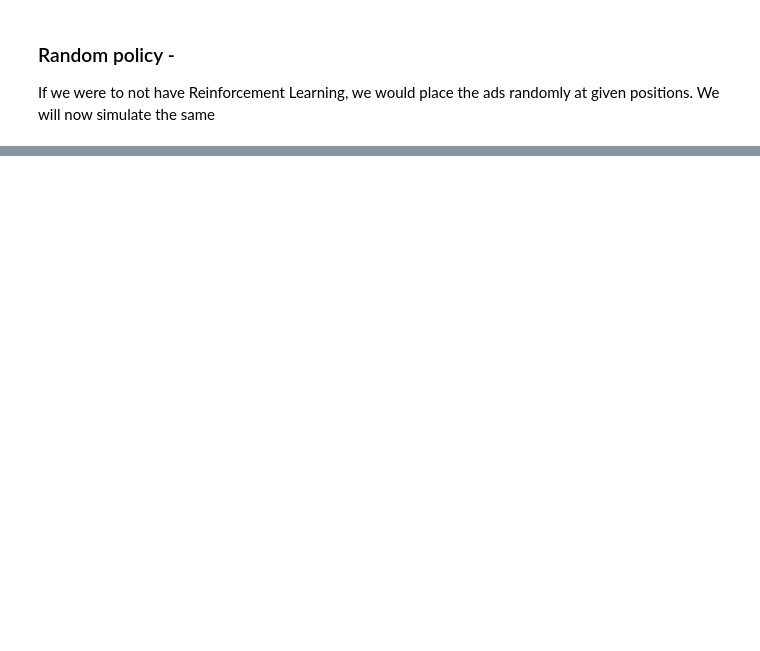
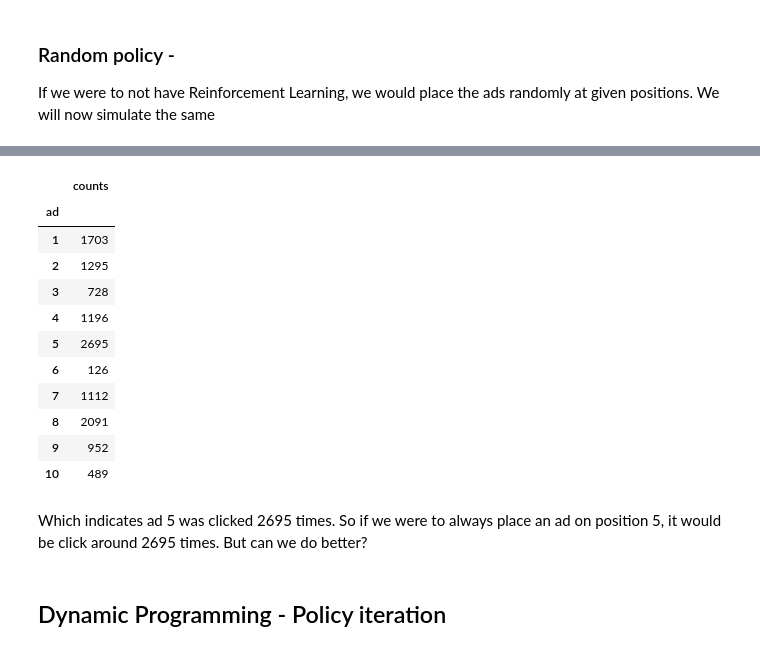
Before and after one commit to shmanth/Ad_Placement_Optimization_Using_Reinforcement_learning, a Jupyter notebook: Ad_Placement_Optimization_RL.ipynb, the cells around one changed output, grey strips where cells are left out. Cells and saved outputs as stored; diff of their text form; code cells hidden in the pictures; blank space fills up the shorter version.

```diff
--- a/Ad_Placement_Optimization_RL.ipynb
+++ b/Ad_Placement_Optimization_RL.ipynb
@@ -57,0 +94,21 @@ If we were to not have Reinforcement Learning, we would place the ads randomly a
+# %%
+click_counts= env_data.sum(axis=0)
+counts= pd.DataFrame({"ad": np.arange(1,11), "counts": click_counts})
+counts.set_index("ad")
+# %% [output]
+|  | counts |
+| ad |  |
+| 1 | 1703 |
+| 2 | 1295 |
+| 3 | 728 |
+| 4 | 1196 |
+| 5 | 2695 |
+| 6 | 126 |
+| 7 | 1112 |
+| 8 | 2091 |
+| 9 | 952 |
+| 10 | 489 |
+# %% [markdown]
+Which indicates ad 5 was clicked 2695 times. So if we were to always place an ad on position 5, it would be click around 2695 times. But can we do better?
+# %% [markdown]
+## Dynamic Programming - Policy iteration
```
Also changed, not shown: parts of 6 cells of this notebook.
